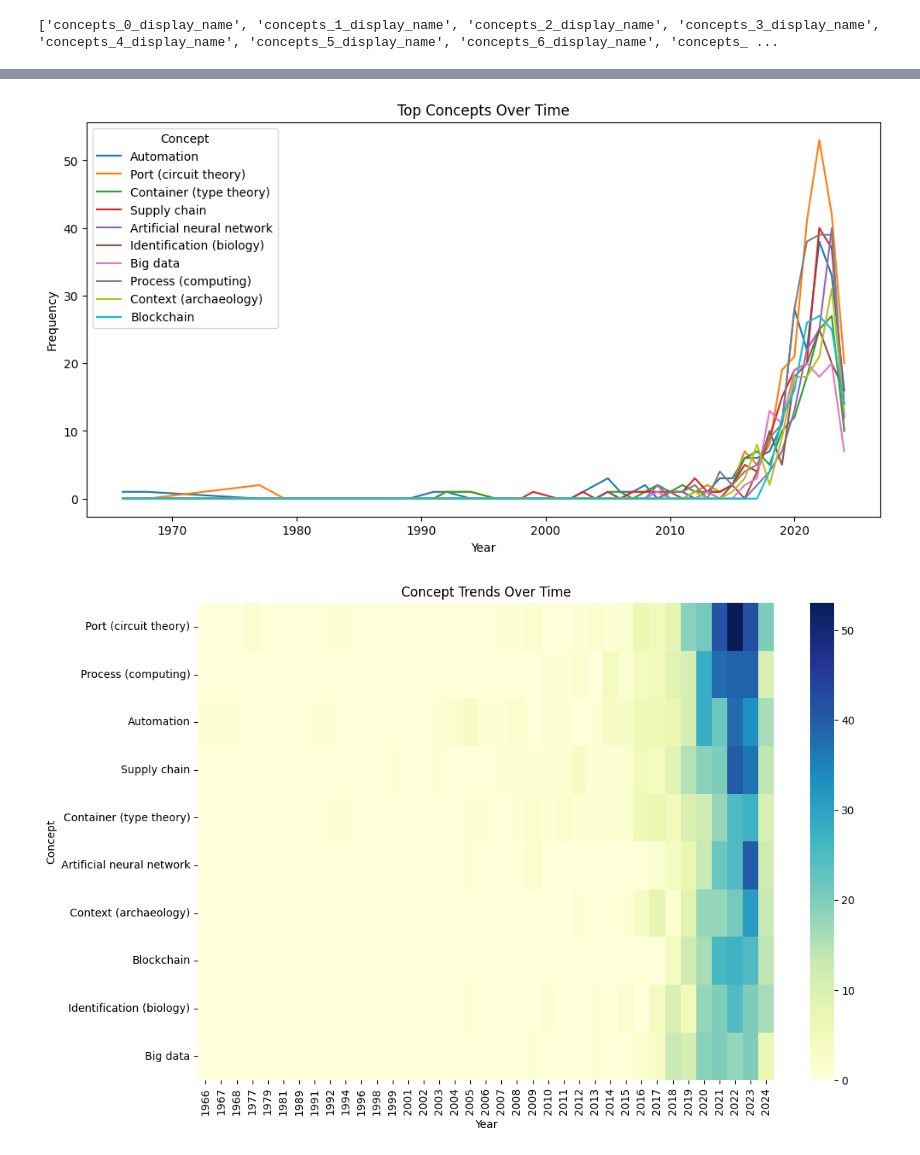
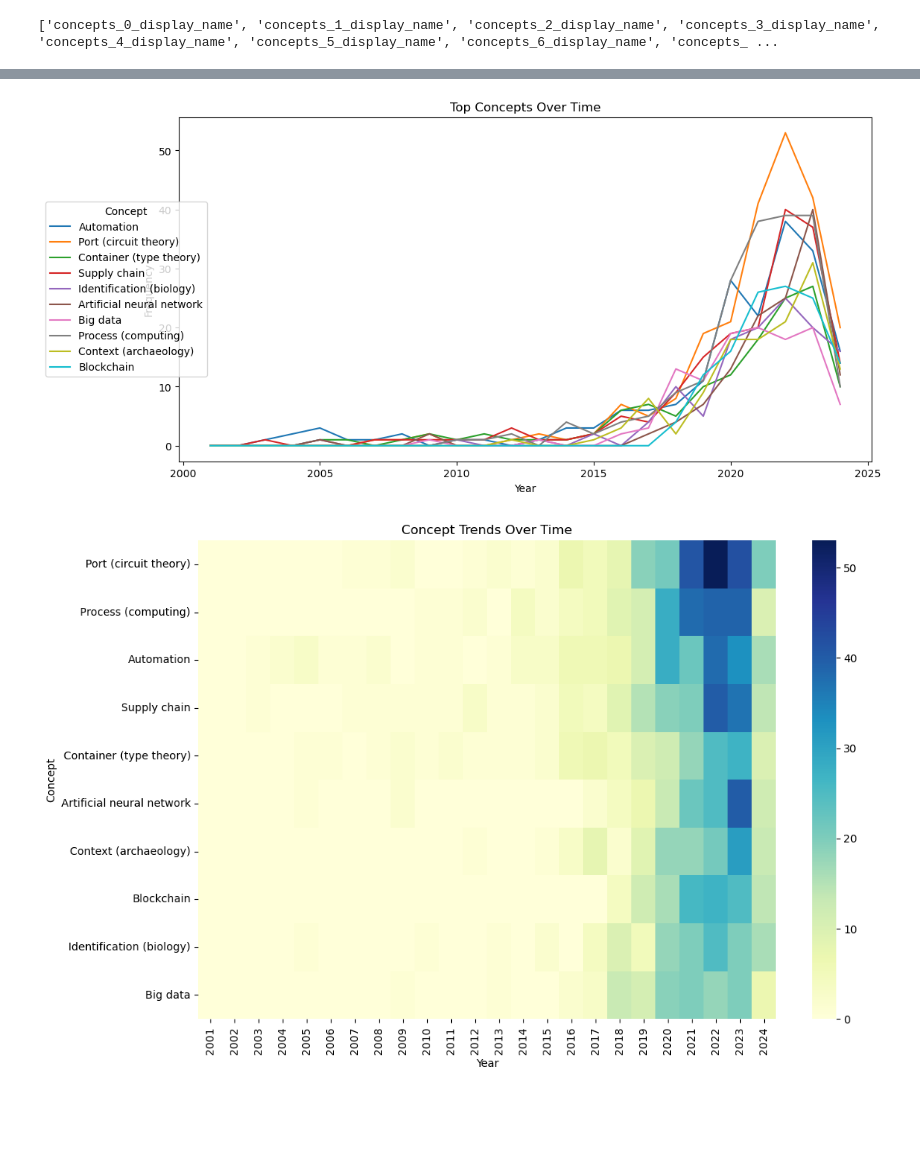
Before and after one commit to ferrariniluca78/dx_in_shipping, a Jupyter notebook: SlrDxInShipping_ConceptTrends.ipynb, the cells around one changed output, grey strips where cells are left out. Saved outputs shown, nothing was run; the diff lists cells and outputs as text; code cells hidden in the pictures; blank space fills up the shorter version.

```diff
--- a/SlrDxInShipping_ConceptTrends.ipynb
+++ b/SlrDxInShipping_ConceptTrends.ipynb
@@ -72,9 +73,18 @@ for index, row in lit.iterrows():
 
 # # Remove NaN or empty concept entries
 # lit = lit[lit['concepts'].notna()]
+# %%
+concept_list_0, p_year_0 = findConceptList(0,0)
+concept_list_1, p_year_1 = findConceptList(1,1)
+concept_list_2, p_year_2 = findConceptList(2,2)
+concept_list_3, p_year_3 = findConceptList(3,3)
+concept_list_4, p_year_4 = findConceptList(4,4)
+concept_list_5, p_year_5 = findConceptList(5,5)
 # %%
 # prepare new dataset
 # Ensure both dictionaries share the same keys
+concept_list = concept_list_2
+p_year = p_year_2
 common_ids = set(p_year.keys()) & set(concept_list.keys())
 
 # Create the DataFrame
@@ -114,27 +108,40 @@ concept_trends = pd.DataFrame([
 concept_trends.index = concepts_by_year.index  # Year as the index
 concept_trends.reset_index(inplace=True)
 concept_trends.rename(columns={'index': 'Year'}, inplace=True)
+
+# Remove columns that contain only zeros
+concept_trends = concept_trends.loc[:, (concept_trends != 0).any()]
 # %%
 # Get the top N concepts overall
-top_concepts = concept_trends.iloc[:, 1:].sum().sort_values(ascending=False).head(10).index
+# filter on recent years if needed
+year_min = 2000
+concept_trends_ylim = concept_trends[concept_trends['year'] >= year_min]
+
+N = 10
+top_concepts = concept_trends_ylim.iloc[:, 1:].sum().sort_values(ascending=False).head(N).index
 
 # Melt data for plotting
-trend_melted = concept_trends.melt('year', var_name='Concept', value_name='Frequency')
+trend_melted = concept_trends_ylim.melt('year', var_name='Concept', value_name='Frequency')
 trend_melted = trend_melted[trend_melted['Concept'].isin(top_concepts)]  # Filter top concepts
 
 # Plot trends
 plt.figure(figsize=(12, 6))
 sns.lineplot(data=trend_melted, x='year', y='Frequency', hue='Concept')
 plt.title('Top Concepts Over Time')
 plt.xlabel('Year')
 plt.ylabel('Frequency')
-plt.legend(title='Concept')
+plt.legend(
+    title='Concept',
+    loc='center left',  # Position relative to the chart
+    bbox_to_anchor=(-0.2, 0.5),  # Move legend to the left outside the plot area
+    borderaxespad=0.5
+)
 plt.show()
 # %% [output]
-[figure, old version]
+[figure, new version]
 # %%
 # Filter only top concepts
-heatmap_data = concept_trends[['year'] + list(top_concepts)].set_index('year')
+heatmap_data = concept_trends_ylim[['year'] + list(top_concepts)].set_index('year')
 
 # Plot heatmap
 plt.figure(figsize=(12, 8))
@@ -144,4 +151,4 @@ plt.ylabel("Concept")
 plt.xlabel("Year")
 plt.show()
 # %% [output]
-[figure, old version]
+[figure, new version]
```
Also changed, not shown: parts of 3 cells of this notebook.
